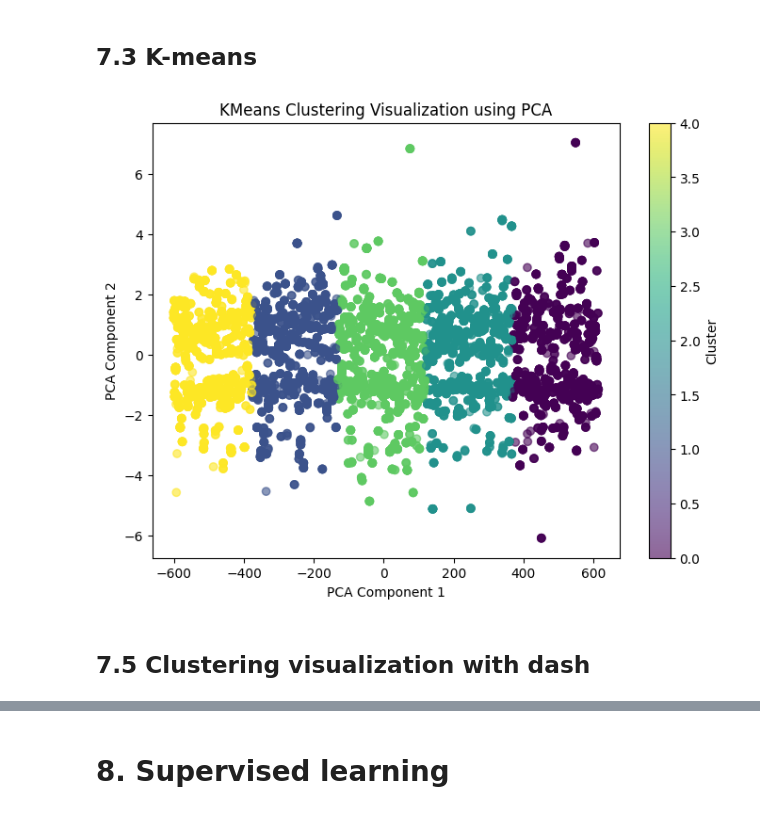
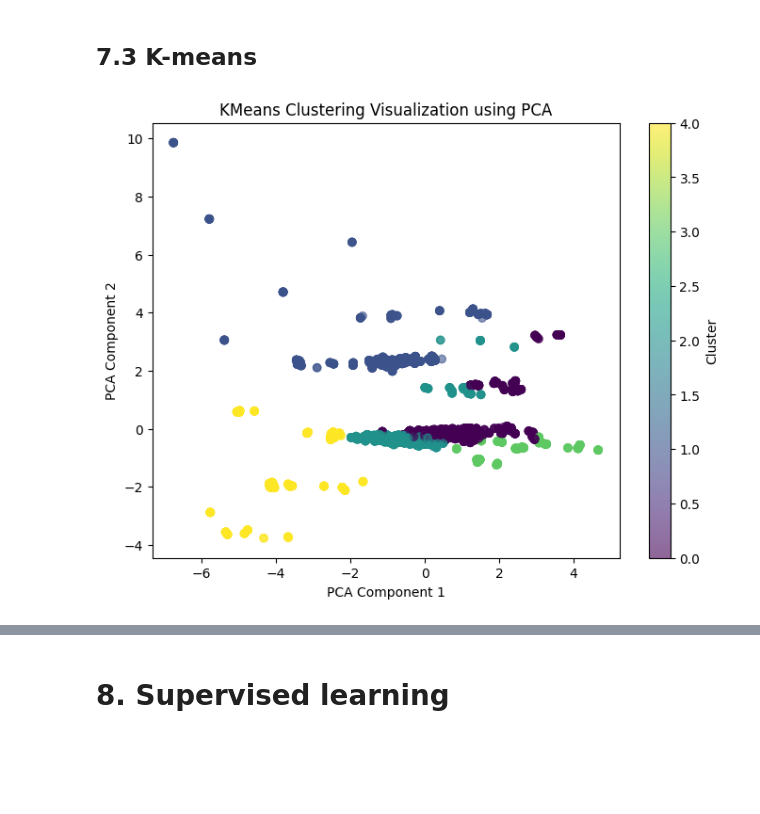
Before and after one commit to LaraN01/DrugData_AdverseEvents, a Jupyter notebook: Notebook_4_models.ipynb, the cells around one changed output, grey strips where cells are left out. Drawn from its saved outputs; the diff is of its cells as text; code cells hidden in the pictures; blank space fills up the shorter version.

```diff
--- a/Notebook_4_models.ipynb
+++ b/Notebook_4_models.ipynb
@@ -49,6 +47,7 @@ ModuleNotFoundError: No module named 'google.colab'
 # %%
-#dataset_path = '/content/drive/MyDrive/CAS_2023/final_dataset.csv'
-dataset_path = r"C:\Users\herzr\Desktop\Gitignore\final_dataset.csv"
+# dataset_path = '/content/drive/MyDrive/CAS_2023/final_dataset.csv'
+#dataset_path = r"C:\Users\herzr\Desktop\Gitignore\final_dataset.csv"
+dataset_path='datasets/final_dataset.csv'
 # %%
 data=pd.read_csv(dataset_path,index_col=0, dtype={
     'UNII Codes for Inactive Ingredients':'O',
@@ -76,11 +75,11 @@ Route of administration has as well fifferent options: 'PARENTERAL', 'TOPICAL',
 def drugs_dataset(data):
     # Select the product type subcategory and route of aministration subcategory as applicable
     data_human=data[data['Product Types']=='HUMAN PRESCRIPTION DRUG']
-    #data_human_parenteral=data_human[data_human['Routes of Administration']=='ORAL']
+    data_human_parenteral=data_human[data_human['Routes of Administration']=='ORAL']
 
     # For now removed also patientsex, we may add it again to see if it plays a role
     # Defined_stereo is always identical to stereo_centers, therefore one of the two was removed
-    result=data_human.drop(['Routes of Administration','Product Types','defined_stereo','patientsex'], axis=1)
+    result=data_human_parenteral.drop(['Routes of Administration','Product Types','defined_stereo','patientsex'], axis=1)
 
     return result
 # %%
@@ -608,23 +852,21 @@ The LLE representation shows that the algorithm has compressed the data into a t
 from sklearn.cluster import KMeans
 # %%
 k=5
-kmeans=KMeans(n_clusters=k, random_state=42)
+kmeans=KMeans(n_clusters=k, random_state=42, n_init=10)
 # %%
-y_pred=kmeans.fit_predict(sampled_X_train)
+y_pred=kmeans.fit_predict(X_train_preprocessed)
 # %%
 # Use PCA for dimensionality reduction to 2D for visualization
 pca = PCA(n_components=2)
-X_pca = pca.fit_transform(sampled_X_train)
+X_pca = pca.fit_transform(X_train_preprocessed)
 
 # Plot the clusters
 plt.figure(figsize=(8, 6))
 scatter = plt.scatter(X_pca[:, 0], X_pca[:, 1], c=y_pred, cmap='viridis', alpha=0.6)
 plt.colorbar(scatter, label='Cluster')
 plt.xlabel('PCA Component 1')
 plt.ylabel('PCA Component 2')
 plt.title('KMeans Clustering Visualization using PCA')
 plt.show()
 # %% [output]
-[figure, old version]
+[figure, new version]
-# %% [markdown]
-## 7.5 Clustering visualization with dash
```
Also changed, not shown: parts of 94 cells of this notebook.
